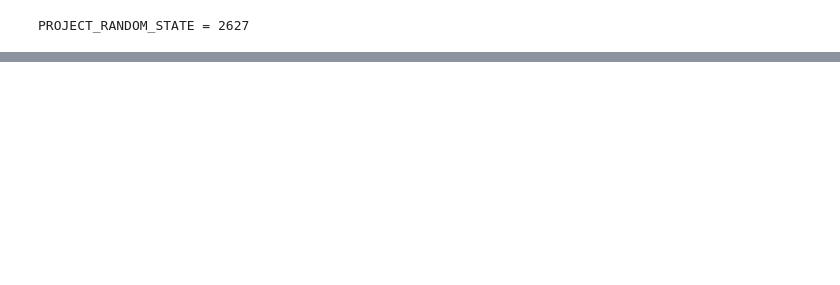
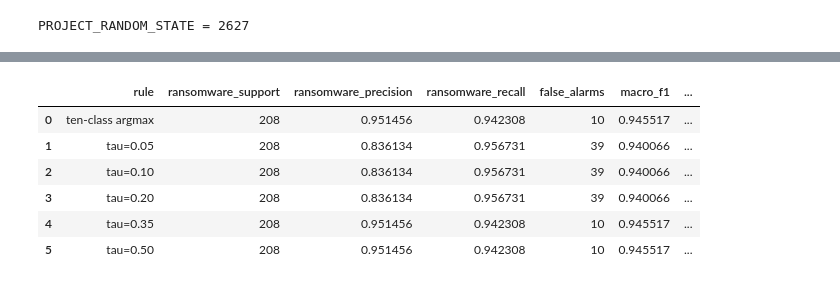
Before and after one commit to andresjimenezbonilla4321/Machine_learning, a Jupyter notebook: PRACTICE_2/Proyecto/p2_challenge_A_cyber.ipynb, the cells around one changed output, grey strips where cells are left out. Drawn from its saved outputs; the diff is of its cells as text; code cells hidden in the pictures; blank space fills up the shorter version.

```diff
--- a/PRACTICE_2/Proyecto/p2_challenge_A_cyber.ipynb
+++ b/PRACTICE_2/Proyecto/p2_challenge_A_cyber.ipynb
@@ -413,0 +610,19 @@ Compare the frozen team assignment with the canonical assignment and describe th
+# %%
+y_ransomware = (y_cyber.to_numpy() == ransomware_code).astype(int)
+ransomware_probability = oof_probability[:, ransomware_code]
+
+fpr, tpr, roc_thresholds = roc_curve(y_ransomware, ransomware_probability, pos_label=1)
+ransomware_auc = roc_auc_score(y_ransomware, ransomware_probability)
+ransomware_brier = brier_score_loss(y_ransomware, ransomware_probability, pos_label=1)
+
+print("Ransomware support:", int(y_ransomware.sum()))
+print("Ransomware ROC AUC:", f"{ransomware_auc:.6f}")
+print("Ransomware Brier score:", f"{ransomware_brier:.6f}")
+print("Distinct ransomware probabilities:", sorted(np.unique(ransomware_probability)))
+
+roc_table = pd.DataFrame({
+    "threshold": roc_thresholds,
+    "FPR": fpr,
+    "TPR": tpr,
+})
+display(roc_table.round(6))
@@ -413,0 +653,48 @@ Compare the frozen team assignment with the canonical assignment and describe th
+# %%
+THRESHOLDS = [0.05, 0.10, 0.20, 0.35, 0.50]
+other_class_codes = np.array([c for c in class_values if c != ransomware_code])
+
+def ransomware_rule_metrics(prediction, rule_name):
+    prediction = np.asarray(prediction)
+    true_values = y_cyber.to_numpy()
+    tp = int(((prediction == ransomware_code) & (true_values == ransomware_code)).sum())
+    fp = int(((prediction == ransomware_code) & (true_values != ransomware_code)).sum())
+    fn = int(((prediction != ransomware_code) & (true_values == ransomware_code)).sum())
+    precision = tp / (tp + fp) if (tp + fp) else 0.0
+    recall = tp / (tp + fn) if (tp + fn) else 0.0
+    return {
+        "rule": rule_name,
+        "ransomware_support": int((true_values == ransomware_code).sum()),
+        "ransomware_precision": precision,
+        "ransomware_recall": recall,
+        "false_alarms": fp,
+        "macro_f1": f1_score(true_values, prediction, average="macro"),
+        "predictions_changed_vs_argmax": int((prediction != oof_prediction).sum()),
+        "changed_rows_whose_true_class_is_not_ransomware": int(
+            ((prediction != oof_prediction) & (true_values != ransomware_code)).sum()
+        ),
+    }
+
+threshold_rows = [ransomware_rule_metrics(oof_prediction, "ten-class argmax")]
+
+for threshold in THRESHOLDS:
+    force_ransomware = ransomware_probability >= threshold
+    threshold_prediction = np.empty(n_rows, dtype=int)
+    threshold_prediction[force_ransomware] = ransomware_code
+    threshold_prediction[~force_ransomware] = other_class_codes[
+        np.argmax(oof_probability[~force_ransomware][:, other_class_codes], axis=1)
+    ]
+    threshold_rows.append(
+        ransomware_rule_metrics(threshold_prediction, f"tau={threshold:.2f}")
+    )
+
+threshold_report = pd.DataFrame(threshold_rows)
+display(threshold_report.round(6))
+# %% [output]
+|  | rule | ransomware_support | ransomware_precision | ransomware_recall | false_alarms | macro_f1 | ... |
+| 0 | ten-class argmax | 208 | 0.951456 | 0.942308 | 10 | 0.945517 | ... |
+| 1 | tau=0.05 | 208 | 0.836134 | 0.956731 | 39 | 0.940066 | ... |
+| 2 | tau=0.10 | 208 | 0.836134 | 0.956731 | 39 | 0.940066 | ... |
+| 3 | tau=0.20 | 208 | 0.836134 | 0.956731 | 39 | 0.940066 | ... |
+| 4 | tau=0.35 | 208 | 0.951456 | 0.942308 | 10 | 0.945517 | ... |
+| 5 | tau=0.50 | 208 | 0.951456 | 0.942308 | 10 | 0.945517 | ... |
```
Also changed, not shown: parts of 55 cells of this notebook, 8 other files.
